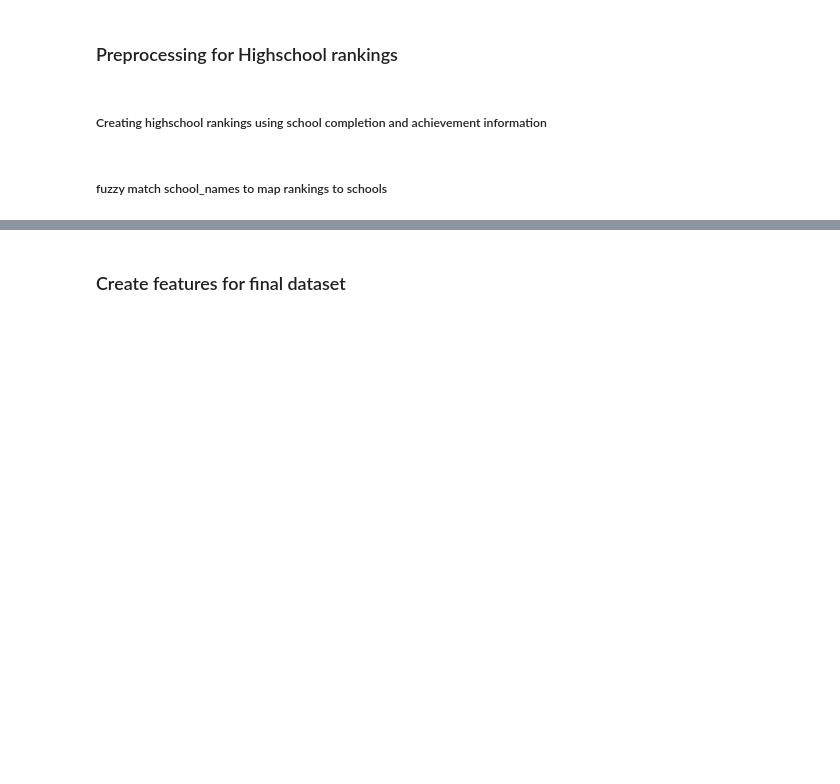
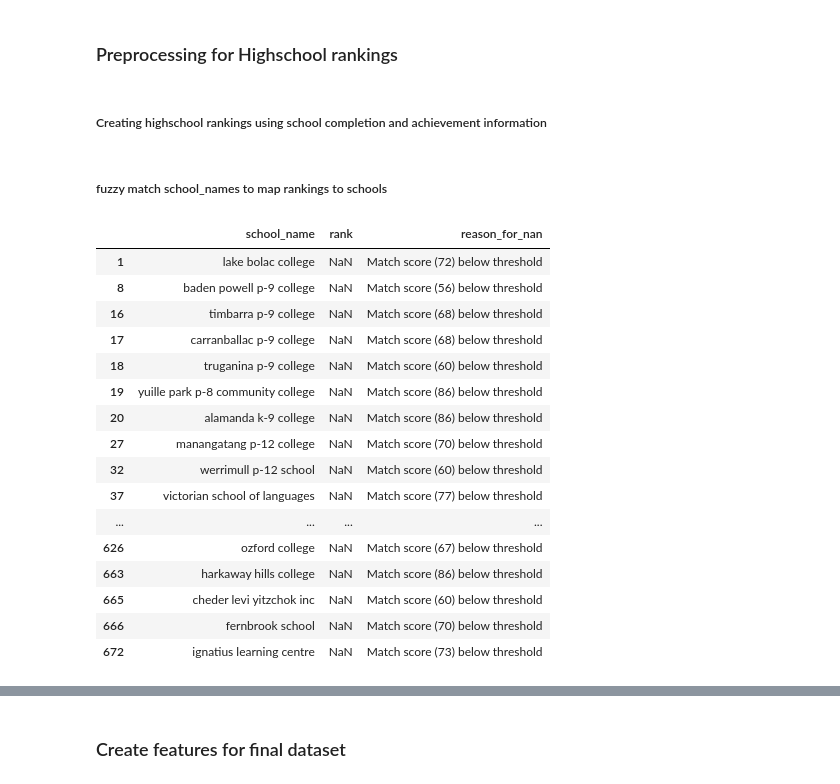
Before and after one commit to MAST30034-AppliedDataScience/project-2-group-real-estate-industry-project-15, a Jupyter notebook: notebooks/preprocess_education_data.ipynb, the cells around one changed output, grey strips where cells are left out. Cells and saved outputs as stored; diff of their text form; code cells hidden in the pictures; blank space fills up the shorter version.

```diff
--- a/notebooks/preprocess_education_data.ipynb
+++ b/notebooks/preprocess_education_data.ipynb
@@ -337,12 +371,6 @@ cols = hs_achievement.columns.tolist()
 cols.insert(1, cols.pop(cols.index('school_rank')))
 # reorder df
 hs_achievement = hs_achievement[cols]
-# %%
-cols = hs_achievement.columns.tolist()
-# move 'school_rank' to the second position
-cols.insert(1, cols.pop(cols.index('school_rank')))
-# reorder df
-hs_achievement = hs_achievement[cols]
 # %%
 # rename the columns: lowercase and replace spaces with underscores
 hs_achievement.columns = hs_achievement.columns.str.lower().str.replace(' ', '_')
@@ -414,0 +449,53 @@ final_secondary_schools_df = final_secondary_schools_df.drop(columns=['original_
+# %%
+# Identify entries in final_secondary_schools_df with NaN rank
+nan_rank_entries = final_secondary_schools_df[final_secondary_schools_df['rank'].isnull()].copy()
+
+# Define a function to identify why rank is NaN for each entry
+def find_nan_reason(row, match_df, hs_achievement_cleaned, threshold):
+    school_name = row['school_name']
+    # Check if it exists in match_df
+    match_entry = match_df[match_df['original_school_name_in_secondary'] == school_name]
+    if match_entry.empty:
+        return "No match found in match_df"
+
+    # Check if match score is below threshold
+    match_score = match_entry['match_score'].values[0]
+    if match_score < threshold:
+        return f"Match score ({match_score}) below threshold"
+
+    # Check if the best match cleaned name exists in hs_achievement_cleaned
+    best_match = match_entry['best_match_cleaned'].values[0]
+    if hs_achievement_cleaned[hs_achievement_cleaned['cleaned_school_name_in_achievement'] == best_match].empty:
+        return "Best match cleaned name not found in hs_achievement_cleaned"
+
+    # If all else passes, it's an unexpected NaN
+    return "Unknown reason"
+
+# Apply the function to find the reason for NaN rank
+nan_rank_entries['reason_for_nan'] = nan_rank_entries.apply(
+    find_nan_reason, axis=1,
+    match_df=match_df,
+    hs_achievement_cleaned=hs_achievement_cleaned,
+    threshold=threshold
+)
+# %%
+# Display the resulting DataFrame with NaN rank entries and reasons
+nan_rank_entries[['school_name', 'rank', 'reason_for_nan']]
+# %% [output]
+|  | school_name | rank | reason_for_nan |
+| 1 | lake bolac college | NaN | Match score (72) below threshold |
+| 8 | baden powell p-9 college | NaN | Match score (56) below threshold |
+| 16 | timbarra p-9 college | NaN | Match score (68) below threshold |
+| 17 | carranballac p-9 college | NaN | Match score (68) below threshold |
+| 18 | truganina p-9 college | NaN | Match score (60) below threshold |
+| 19 | yuille park p-8 community college | NaN | Match score (86) below threshold |
+| 20 | alamanda k-9 college | NaN | Match score (86) below threshold |
+| 27 | manangatang p-12 college | NaN | Match score (70) below threshold |
+| 32 | werrimull p-12 school | NaN | Match score (60) below threshold |
+| 37 | victorian school of languages | NaN | Match score (77) below threshold |
+| ... | ... | ... | ... |
+| 626 | ozford college | NaN | Match score (67) below threshold |
+| 663 | harkaway hills college | NaN | Match score (86) below threshold |
+| 665 | cheder levi yitzchok inc | NaN | Match score (60) below threshold |
+| 666 | fernbrook school | NaN | Match score (70) below threshold |
+| 672 | ignatius learning centre | NaN | Match score (73) below threshold |
```
Also changed, not shown: parts of 39 cells of this notebook.
